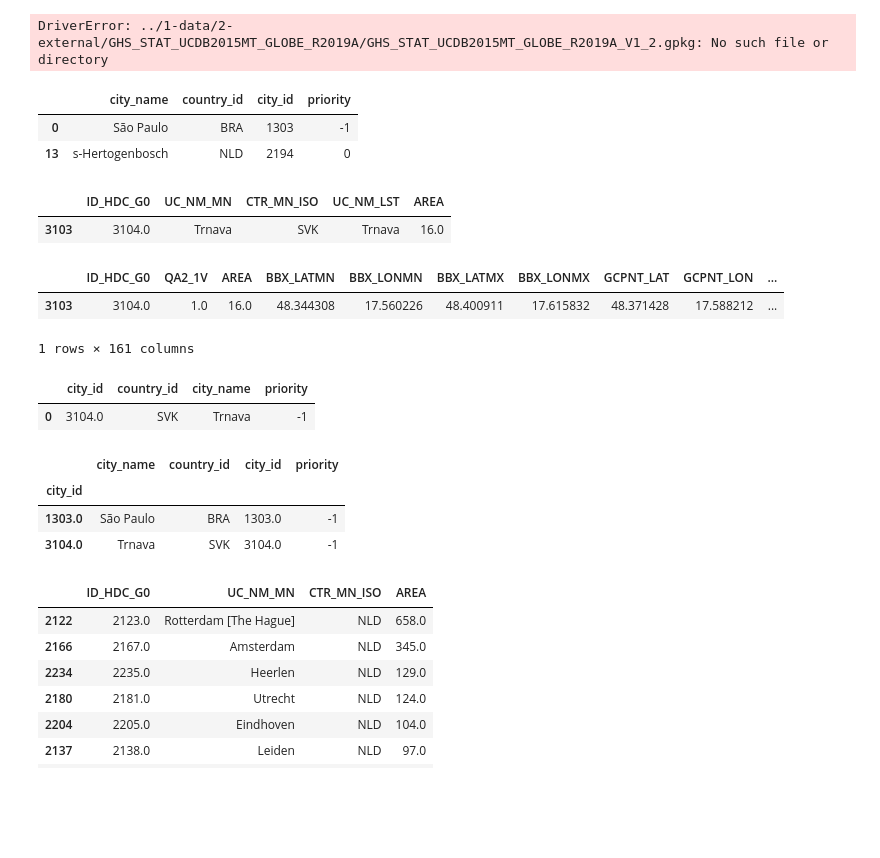
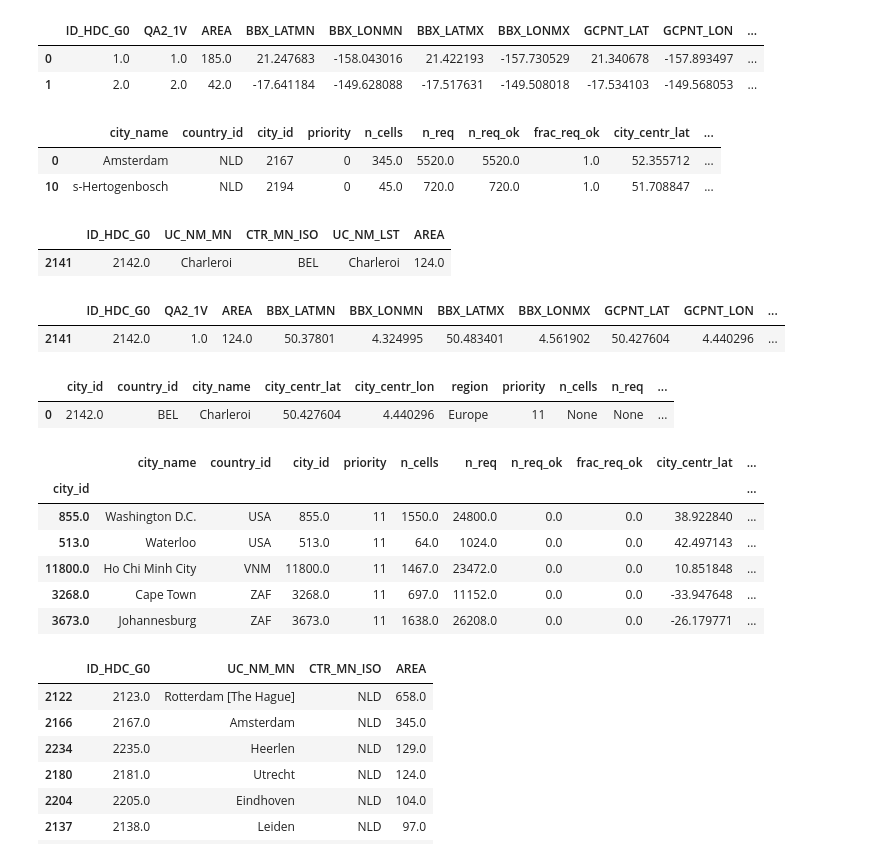
Before and after one commit to idegeus/UrbanTransportTimes, a Jupyter notebook: 2-notebooks/0.6-select-search-cities.ipynb, the cells around one changed output. Cells and saved outputs as stored; diff of their text form; code cells hidden in the pictures; blank space fills up the shorter version.

```diff
--- a/2-notebooks/0.6-select-search-cities.ipynb
+++ b/2-notebooks/0.6-select-search-cities.ipynb
@@ -10,57 +11,62 @@ DROOT = '../1-data/'
 # %%
 # Loading this file might take a moment.
 urbancenters = gpd.read_file(
-    os.path.join(DROOT, '2-external', 'GHS_STAT_UCDB2020MT_GLOBE_R2019A', 'GHS_STAT_UCDB2015MT_GLOBE_R2019A_V1_2.gpkg'))
+    os.path.join(DROOT, '2-external', 'GHS_STAT_UCDB2015MT_GLOBE_R2019A', 'GHS_STAT_UCDB2015MT_GLOBE_R2019A_V1_2.gpkg'))
 urbancenters.head(2)
 # %% [output]
-DriverError: ../1-data/2-external/GHS_STAT_UCDB2015MT_GLOBE_R2019A/GHS_STAT_UCDB2015MT_GLOBE_R2019A_V1_2.gpkg: No such file or directory
+|  | ID_HDC_G0 | QA2_1V | AREA | BBX_LATMN | BBX_LONMN | BBX_LATMX | BBX_LONMX | GCPNT_LAT | GCPNT_LON | ... |
+| 0 | 1.0 | 1.0 | 185.0 | 21.247683 | -158.043016 | 21.422193 | -157.730529 | 21.340678 | -157.893497 | ... |
+| 1 | 2.0 | 2.0 | 42.0 | -17.641184 | -149.628088 | -17.517631 | -149.508018 | -17.534103 | -149.568053 | ... |
 # %%
-cities = pd.read_excel(os.path.join(DROOT, '1-research', 'cities.latest.xlsx'))
+cities = pd.read_csv(os.path.join(DROOT, '1-research', 'cities.latest.csv'), index_col=False)
 cities.sort_values('priority').head(2)
 # %% [output]
-|  | city_name | country_id | city_id | priority |
-| 0 | São Paulo | BRA | 1303 | -1 |
-| 13 | s-Hertogenbosch | NLD | 2194 | 0 |
+|  | city_name | country_id | city_id | priority | n_cells | n_req | n_req_ok | frac_req_ok | city_centr_lat | ... |
+| 0 | Amsterdam | NLD | 2167 | 0 | 345.0 | 5520.0 | 5520.0 | 1.0 | 52.355712 | ... |
+| 10 | s-Hertogenbosch | NLD | 2194 | 0 | 45.0 | 720.0 | 720.0 | 1.0 | 51.708847 | ... |
 # %%
 # Initiate clean output list to add to excel.
 cities_out = []
 # %%
 # Actually search cities here:
-city_name = "Trnava"
+city_name = "Charleroi"
 search = urbancenters[urbancenters.UC_NM_LST.str.contains(city_name)]
 search[['ID_HDC_G0', 'UC_NM_MN', 'CTR_MN_ISO', 'UC_NM_LST', 'AREA']]
 # %% [output]
 |  | ID_HDC_G0 | UC_NM_MN | CTR_MN_ISO | UC_NM_LST | AREA |
-| 3103 | 3104.0 | Trnava | SVK | Trnava | 16.0 |
+| 2141 | 2142.0 | Charleroi | BEL | Charleroi | 124.0 |
 # %%
 # Pass the ID_HDC_G0 in here below:
-ID_HDC_G0 = 3104.0
+ID_HDC_G0 = 2142.0
 record = urbancenters[urbancenters.ID_HDC_G0 == ID_HDC_G0]
-cities_out.append(record[['ID_HDC_G0', 'CTR_MN_ISO', 'UC_NM_MN']].iloc[0].to_list())
+cities_out.append(record[['ID_HDC_G0', 'CTR_MN_ISO', 'UC_NM_MN', 'GCPNT_LAT','GCPNT_LON', 'GRGN_L1']].iloc[0].to_list())
 record
 # %% [output]
 |  | ID_HDC_G0 | QA2_1V | AREA | BBX_LATMN | BBX_LONMN | BBX_LATMX | BBX_LONMX | GCPNT_LAT | GCPNT_LON | ... |
-| 3103 | 3104.0 | 1.0 | 16.0 | 48.344308 | 17.560226 | 48.400911 | 17.615832 | 48.371428 | 17.588212 | ... |
+| 2141 | 2142.0 | 1.0 | 124.0 | 50.37801 | 4.324995 | 50.483401 | 4.561902 | 50.427604 | 4.440296 | ... |
-1 rows × 161 columns
 # %%
-cities_new = pd.DataFrame(cities_out, columns=['city_id', 'country_id', 'city_name'])
-cities_new['priority'] = 1 # 1 for normal, 0 for original collection, -1 for priority.
+cities_new = pd.DataFrame(cities_out, columns=['city_id', 'country_id', 'city_name', 'city_centr_lat', 'city_centr_lon', 'region'])
+cities_new['priority'] = 11 # 11 for normal, 0 for original collection, -1 for priority.
+cities_new[['n_cells','n_req','n_req_ok','frac_req_ok']] = None
 cities_new
 # %% [output]
-|  | city_id | country_id | city_name | priority |
-| 0 | 3104.0 | SVK | Trnava | -1 |
+|  | city_id | country_id | city_name | city_centr_lat | city_centr_lon | region | priority | n_cells | n_req | ... |
+| 0 | 2142.0 | BEL | Charleroi | 50.427604 | 4.440296 | Europe | 11 | None | None | ... |
 # %%
 # Write out to file
 cities_v2 = pd.concat([cities, cities_new])
 cities_v2 = cities_v2.groupby('city_id').apply(lambda x: x.sort_values('priority', ascending=True).iloc[0])
 cities_v2 = cities_v2.sort_values(['priority', 'country_id', 'city_name'])
-cities_v2.to_excel('../1-data/1-research/cities.latest.xlsx', index=False)
-cities_v2.head(2)
+cities_v2.to_csv('../1-data/1-research/cities.latest.csv')
+cities_v2.tail(5)
 # %% [output]
-|  | city_name | country_id | city_id | priority |
-| city_id |  |  |  |  |
-| 1303.0 | São Paulo | BRA | 1303.0 | -1 |
-| 3104.0 | Trnava | SVK | 3104.0 | -1 |
+|  | city_name | country_id | city_id | priority | n_cells | n_req | n_req_ok | frac_req_ok | city_centr_lat | ... |
+| city_id |  |  |  |  |  |  |  |  |  | ... |
+| 855.0 | Washington D.C. | USA | 855.0 | 11 | 1550.0 | 24800.0 | 0.0 | 0.0 | 38.922840 | ... |
+| 513.0 | Waterloo | USA | 513.0 | 11 | 64.0 | 1024.0 | 0.0 | 0.0 | 42.497143 | ... |
+| 11800.0 | Ho Chi Minh City | VNM | 11800.0 | 11 | 1467.0 | 23472.0 | 0.0 | 0.0 | 10.851848 | ... |
+| 3268.0 | Cape Town | ZAF | 3268.0 | 11 | 697.0 | 11152.0 | 0.0 | 0.0 | -33.947648 | ... |
+| 3673.0 | Johannesburg | ZAF | 3673.0 | 11 | 1638.0 | 26208.0 | 0.0 | 0.0 | -26.179771 | ... |
 # %%
 search = urbancenters[urbancenters.CTR_MN_ISO == 'NLD']
 search[['ID_HDC_G0', 'UC_NM_MN', 'CTR_MN_ISO', 'AREA']].sort_values('AREA', ascending=False)
```
Also changed, not shown: parts of 1 cell of this notebook, 12 other files.
